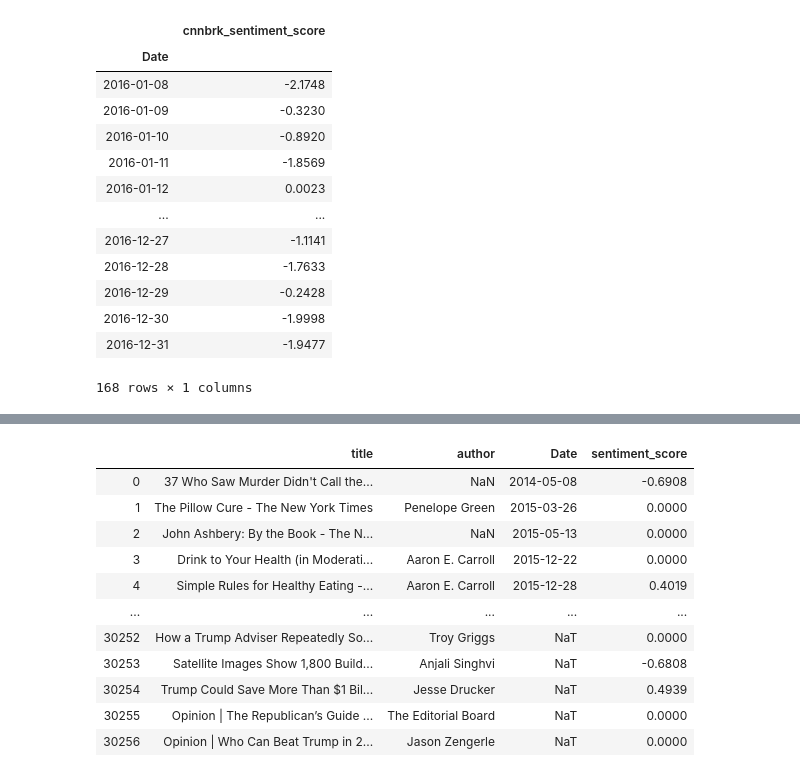
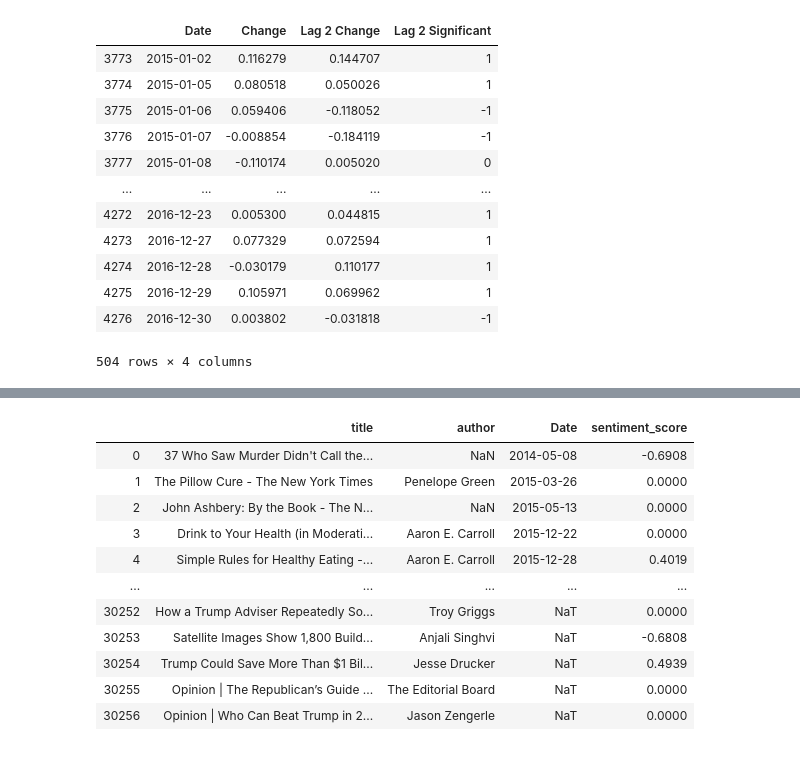
Before and after one commit to osirissc2/sentistock, a Jupyter notebook: CorrelationCheck.ipynb, the cells around one changed output, grey strips where cells are left out. Drawn from its saved outputs; the diff is of its cells as text; code cells hidden in the pictures.

```diff
--- a/CorrelationCheck.ipynb
+++ b/CorrelationCheck.ipynb
@@ -8,4 +8,4 @@ stock_dir = 'data/out/'
 # %%
 influencers = ['BarackObama','cnnbrk', 'KimKardashian']
 sources = ['New York Times', 'CNN', 'Washington Post']
-outs = ['VIX_Future']
+outs = ['VIX_Predict', 'SPY_Predict']
@@ -45,21 +47,20 @@ for out in outs:
     dfs_out.append(df)
-# %%
-dfs_twitter[1]
-# %% [output]
-|  | cnnbrk_sentiment_score |
-| Date |  |
-| 2016-01-08 | -2.1748 |
-| 2016-01-09 | -0.3230 |
-| 2016-01-10 | -0.8920 |
-| 2016-01-11 | -1.8569 |
-| 2016-01-12 | 0.0023 |
-| ... | ... |
-| 2016-12-27 | -1.1141 |
-| 2016-12-28 | -1.7633 |
-| 2016-12-29 | -0.2428 |
-| 2016-12-30 | -1.9998 |
-| 2016-12-31 | -1.9477 |
-168 rows × 1 columns
+# %%
+dfs_out[0]
+# %% [output]
+|  | Date | Change | Lag 2 Change | Lag 2 Significant |
+| 3773 | 2015-01-02 | 0.116279 | 0.144707 | 1 |
+| 3774 | 2015-01-05 | 0.080518 | 0.050026 | 1 |
+| 3775 | 2015-01-06 | 0.059406 | -0.118052 | -1 |
+| 3776 | 2015-01-07 | -0.008854 | -0.184119 | -1 |
+| 3777 | 2015-01-08 | -0.110174 | 0.005020 | 0 |
+| ... | ... | ... | ... | ... |
+| 4272 | 2016-12-23 | 0.005300 | 0.044815 | 1 |
+| 4273 | 2016-12-27 | 0.077329 | 0.072594 | 1 |
+| 4274 | 2016-12-28 | -0.030179 | 0.110177 | 1 |
+| 4275 | 2016-12-29 | 0.105971 | 0.069962 | 1 |
+| 4276 | 2016-12-30 | 0.003802 | -0.031818 | -1 |
+504 rows × 4 columns
 # %%
 df_twitter = reduce(lambda  left,right: pd.merge(left,right,on=['Date'],
                                             how='outer'), dfs_twitter)
```
Also changed, not shown: parts of 9 cells of this notebook, 5 other files.
